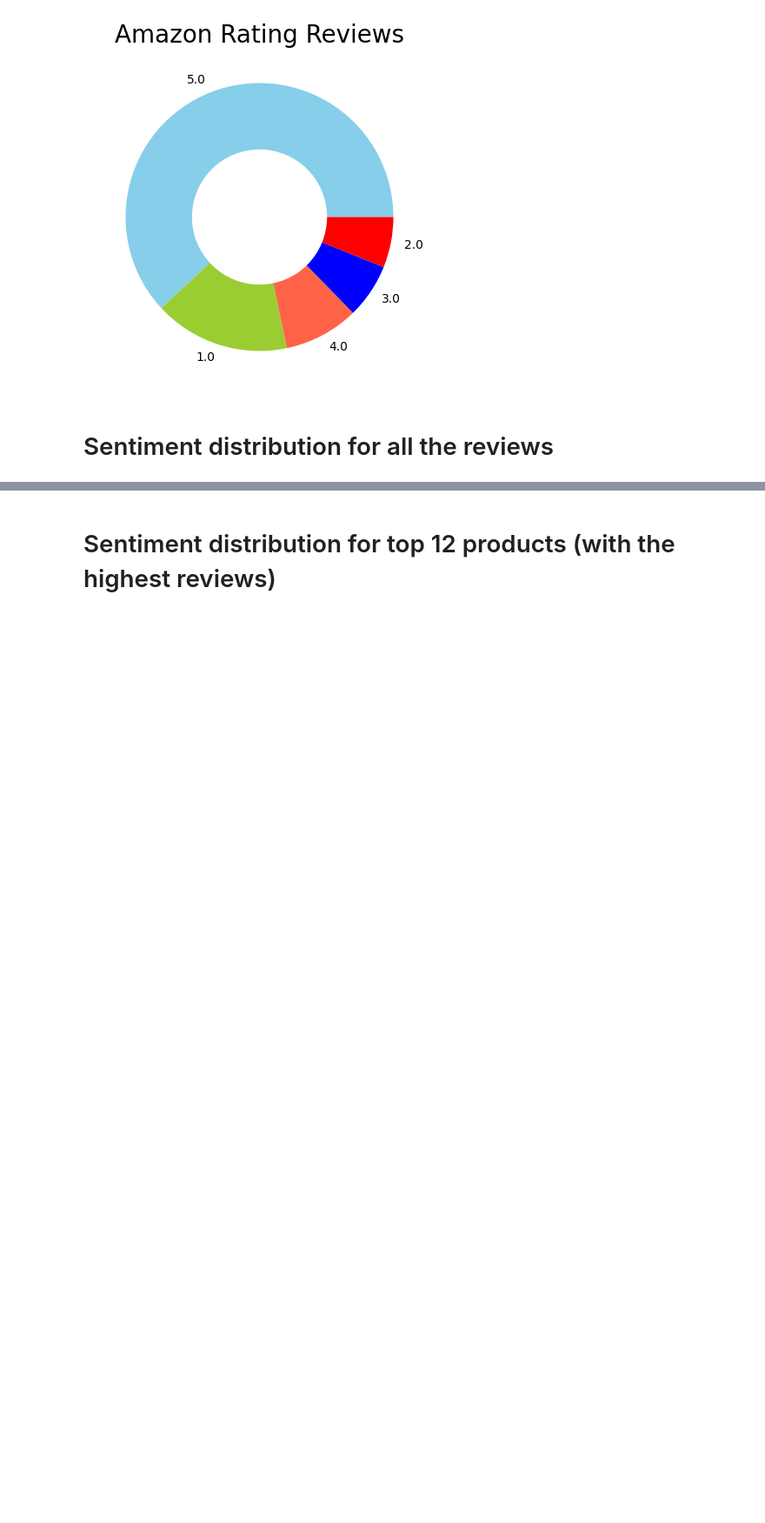
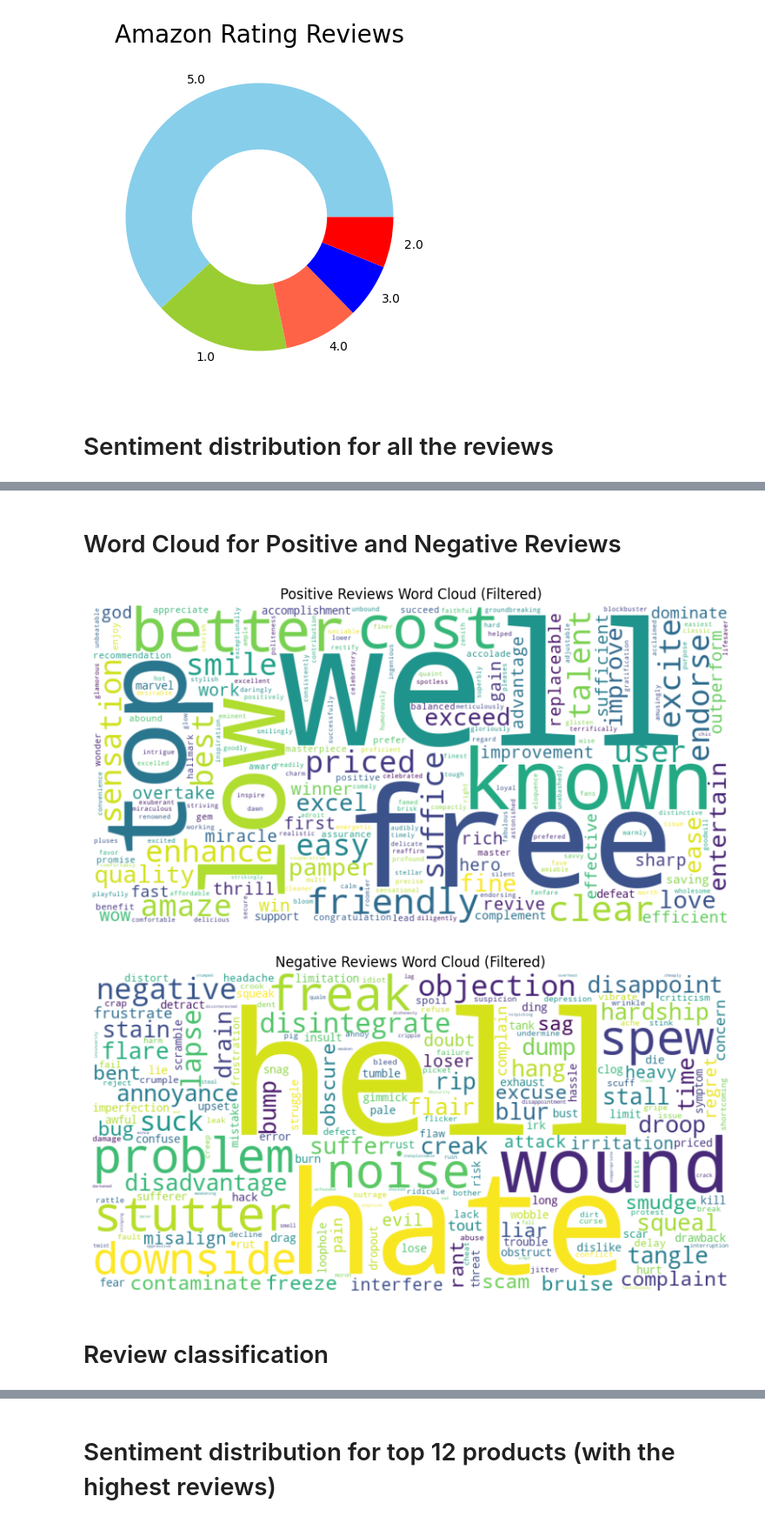
Before and after one commit to maciejkar/Amazon-Product-Improvement, a Jupyter notebook: sentiment analysis.ipynb, the cells around one changed output, grey strips where cells are left out. Shown at 87% size. Cells and saved outputs as stored; diff of their text form; code cells hidden in the pictures; blank space fills up the shorter version.

```diff
--- a/sentiment analysis.ipynb
+++ b/sentiment analysis.ipynb
@@ -110 +79,52 @@ plt.show()
+# %% [markdown]
+# Word Cloud for Positive and Negative Reviews
+# %%
+# Get a list of positive and negative words from the lexicon
+positive_words_set = set(opinion_lexicon.positive())
+negative_words_set = set(opinion_lexicon.negative())
+
+def filter_positive_words_chunked(text_series):
+    """Filter unique positive words from a pandas Series in chunks."""
+    unique_positive_words = set()
+    for text in text_series:
+        if pd.isna(text):  # Skip NaN values
+            continue
+        words = text.split()
+        unique_positive_words.update(word.lower() for word in words if word.lower() in positive_words_set)
+    return " ".join(unique_positive_words)
+
+def filter_negative_words_chunked(text_series):
+    """Filter unique negative words from a pandas Series in chunks."""
+    unique_negative_words = set()
+    for text in text_series:
+        if pd.isna(text):  # Skip NaN values
+            continue
+        words = text.split()
+        unique_negative_words.update(word.lower() for word in words if word.lower() in negative_words_set)
+    return " ".join(unique_negative_words)
+
+def plot_wordcloud_filtered(data, sentiment_category, filter_positive=False, filter_negative=False):
+    """Generate a word cloud for the specified sentiment category with unique words."""
+    text_series = data[data['sentiment_category'] == sentiment_category]['text']
+    if filter_positive:
+        text = filter_positive_words_chunked(text_series)  # Filter positive words in chunks
+    elif filter_negative:
+        text = filter_negative_words_chunked(text_series)  # Filter negative words in chunks
+    else:
+        text = " ".join(text_series.fillna(""))
+    wordcloud = WordCloud(width=800, height=400, background_color='white').generate(text)
+    plt.figure(figsize=(10, 6))
+    plt.imshow(wordcloud, interpolation='bilinear')
+    plt.axis('off')
+    plt.title(f'{sentiment_category} Reviews Word Cloud (Filtered)' if filter_positive or filter_negative else f'{sentiment_category} Reviews Word Cloud')
+    plt.show()
+
+# Example Usage
+plot_wordcloud_filtered(merged_data, 'Positive', filter_positive=True)  # Unique Positive words only
+plot_wordcloud_filtered(merged_data, 'Negative', filter_negative=True)  # Unique Negative words only
+# %% [output]
+[figure, added]
+[figure, added]
+# %% [markdown]
+# Review classification
 # %%
```
Also changed, not shown: parts of 9 cells of this notebook.
